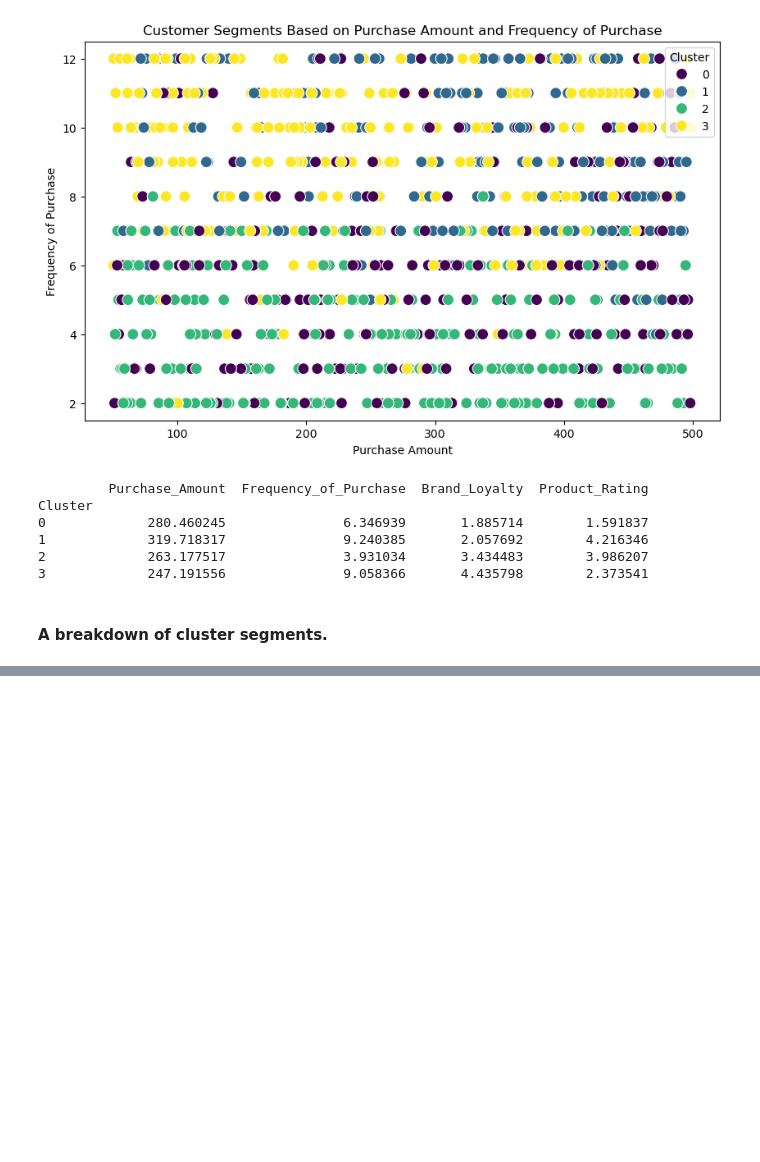
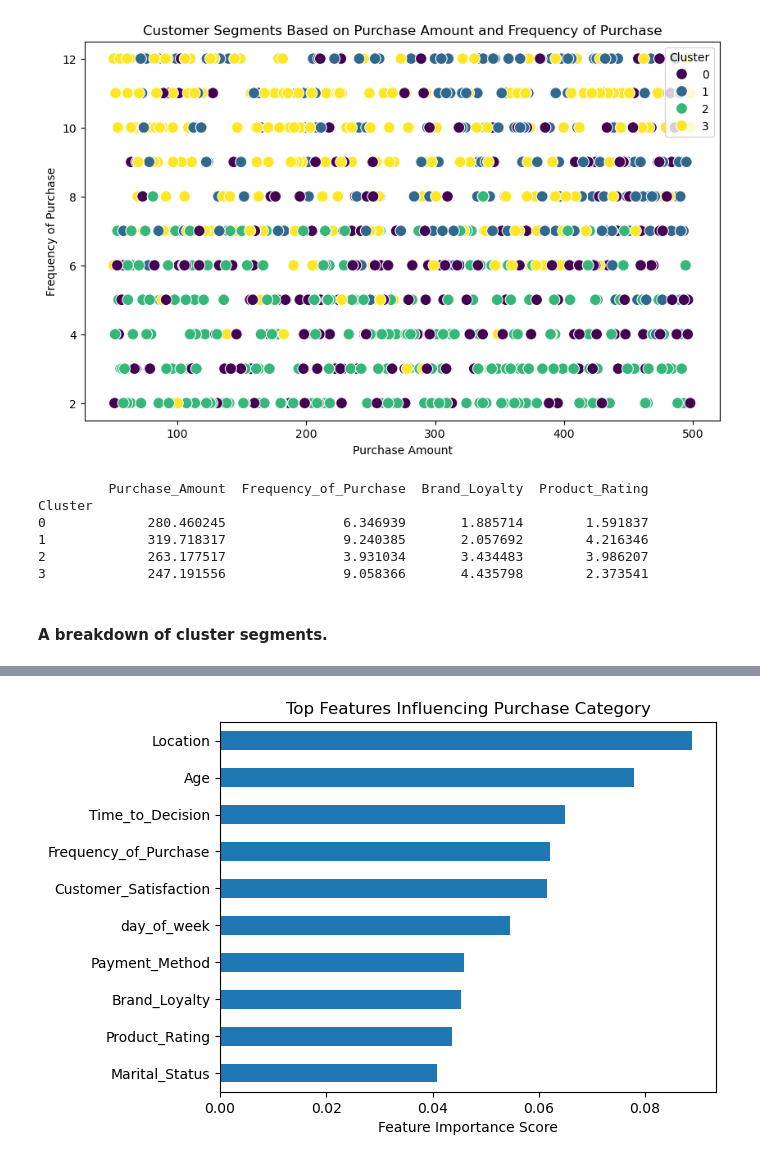
Before and after one commit to ryanrogala22/ecommerceanalysis, a Jupyter notebook: EcommeraceAnalysis.ipynb, the cells around one changed output, grey strips where cells are left out. Cells and saved outputs as stored; diff of their text form; code cells hidden in the pictures; blank space fills up the shorter version.

```diff
--- a/EcommeraceAnalysis.ipynb
+++ b/EcommeraceAnalysis.ipynb
@@ -206,0 +230,21 @@ Cluster
+# %%
+df = maindf.copy()
+
+drop_cols = ['Customer_ID', 'Purchase_Amount', 'Purchase_Intent',
+             'Engagement_with_Ads', 'Time_of_Purchase']
+df.drop(columns=drop_cols, inplace=True, errors='ignore')
+
+for col in df.select_dtypes(include='object').columns:
+    df[col] = LabelEncoder().fit_transform(df[col].astype(str))
+
+X = df.drop('Purchase_Category', axis=1)
+y = df['Purchase_Category']
+# %%
+X_train, X_test, y_train, y_test = train_test_split(X, y, test_size=0.3, random_state=42)
+
+model = RandomForestClassifier(random_state=42)
+model.fit(X_train, y_train)
+
+y_pred = model.predict(X_test)
+
+print(classification_report(y_test, y_pred))
@@ -206,0 +269,11 @@ Cluster
+# %%
+import numpy as np
+
+feat_importances = pd.Series(model.feature_importances_, index=X.columns)
+feat_importances.nlargest(10).plot(kind='barh')
+plt.title("Top Features Influencing Purchase Category")
+plt.xlabel("Feature Importance Score")
+plt.gca().invert_yaxis()
+plt.show()
+# %% [output]
+[figure, added]
```
Also changed, not shown: parts of 15 cells of this notebook.
